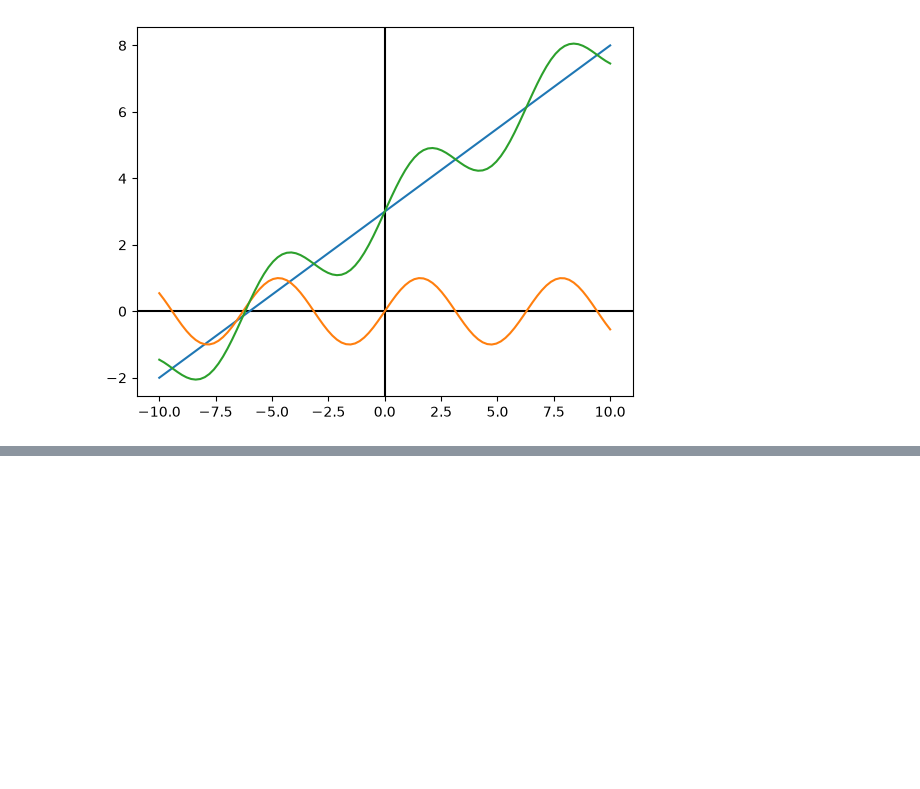
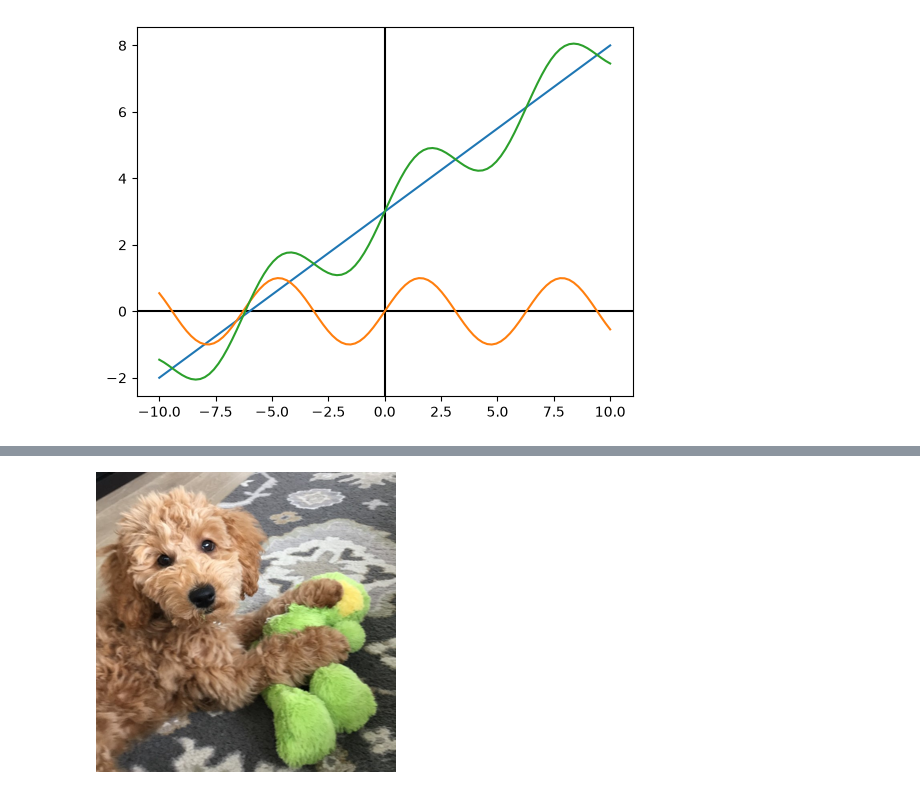
Before and after one commit to ximinggao/math-for-programmers, a Jupyter notebook: ch06/walkthrough.ipynb, the cells around one changed output, grey strips where cells are left out. Cells and saved outputs as stored; diff of their text form; code cells hidden in the pictures; blank space fills up the shorter version.

```diff
--- a/ch06/walkthrough.ipynb
+++ b/ch06/walkthrough.ipynb
@@ -378,0 +426,4 @@ class Matrix5_by_3(Vector):
+# %%
+ImageVector('melba_toy.jpg')
+# %% [output]
+[figure, added]
```
Also changed, not shown: parts of 14 cells of this notebook, 5 other files.
